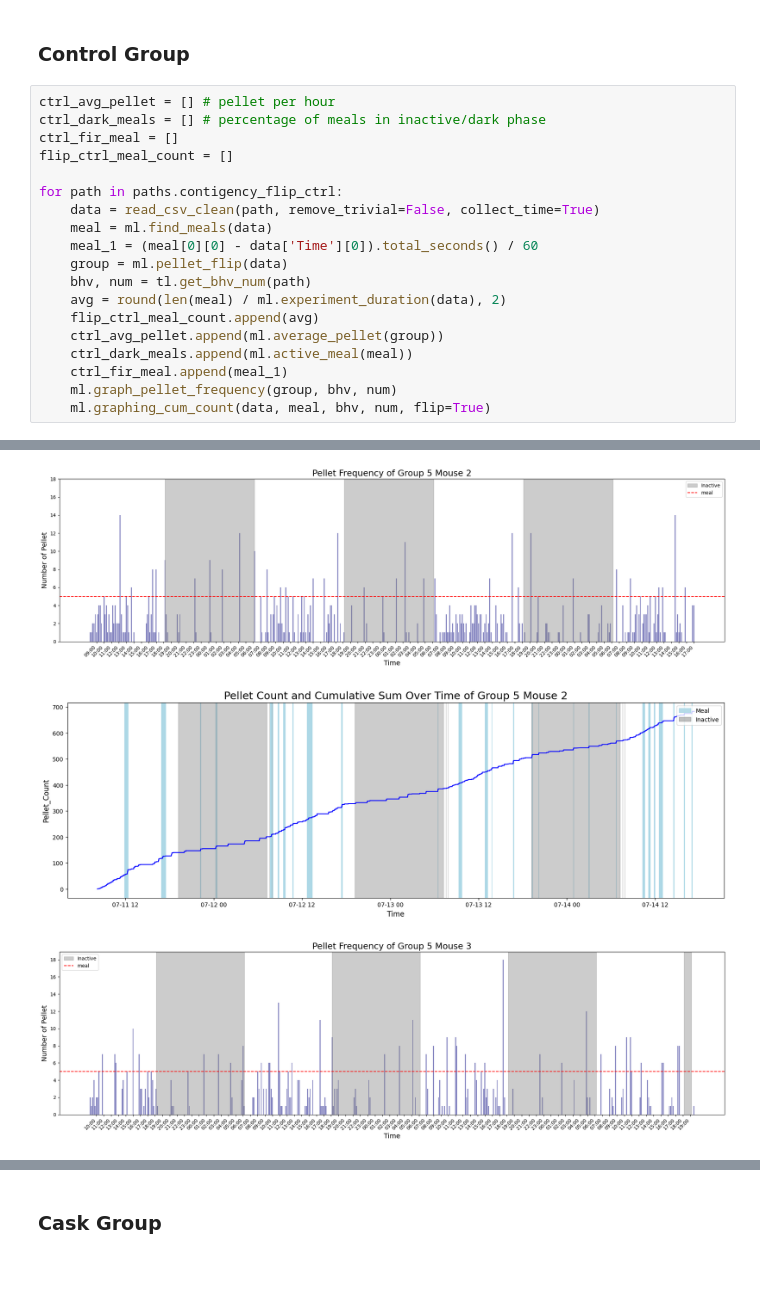
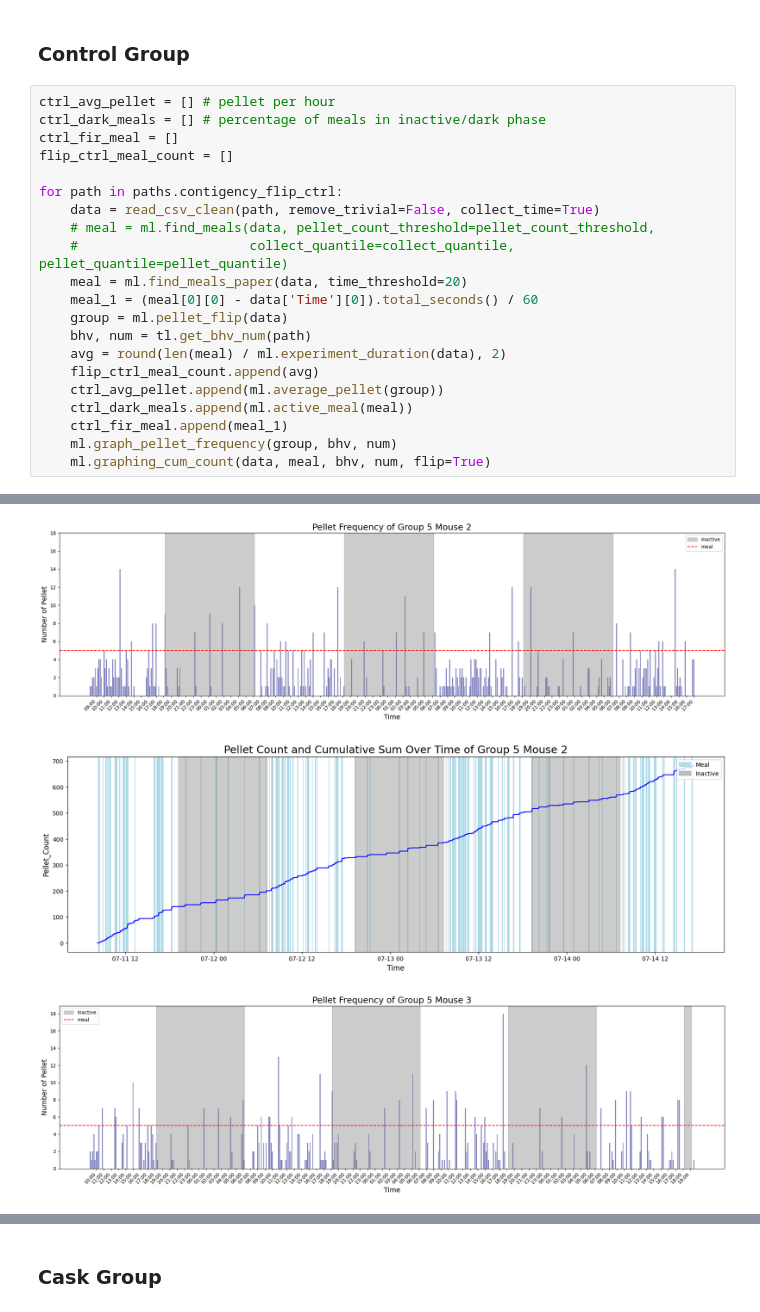
Before and after one commit to ftlabucsd/FEDUPP, a Jupyter notebook: CASK/CASK Rev meal.ipynb, the cells around one changed output, grey strips where cells are left out. Saved outputs shown, nothing was run; the diff lists cells and outputs as text; blank space fills up the shorter version.

Commit message:
meal algorithm update

```diff
--- a/CASK/CASK Rev meal.ipynb
+++ b/CASK/CASK Rev meal.ipynb
@@ -18,7 +18,9 @@ flip_ctrl_meal_count = []
 
 for path in paths.contigency_flip_ctrl:
     data = read_csv_clean(path, remove_trivial=False, collect_time=True)
-    meal = ml.find_meals(data)
+    # meal = ml.find_meals(data, pellet_count_threshold=pellet_count_threshold,
+    #                      collect_quantile=collect_quantile, pellet_quantile=pellet_quantile)
+    meal = ml.find_meals_paper(data, time_threshold=20)
     meal_1 = (meal[0][0] - data['Time'][0]).total_seconds() / 60
     group = ml.pellet_flip(data)
     bhv, num = tl.get_bhv_num(path)
@@ -35,3 +37,3 @@ for path in paths.contigency_flip_ctrl:
 [figure]
-[figure, old version]
+[figure, new version]
 [figure]
```
Also changed, not shown: parts of 8 cells of this notebook, 2 other files.
